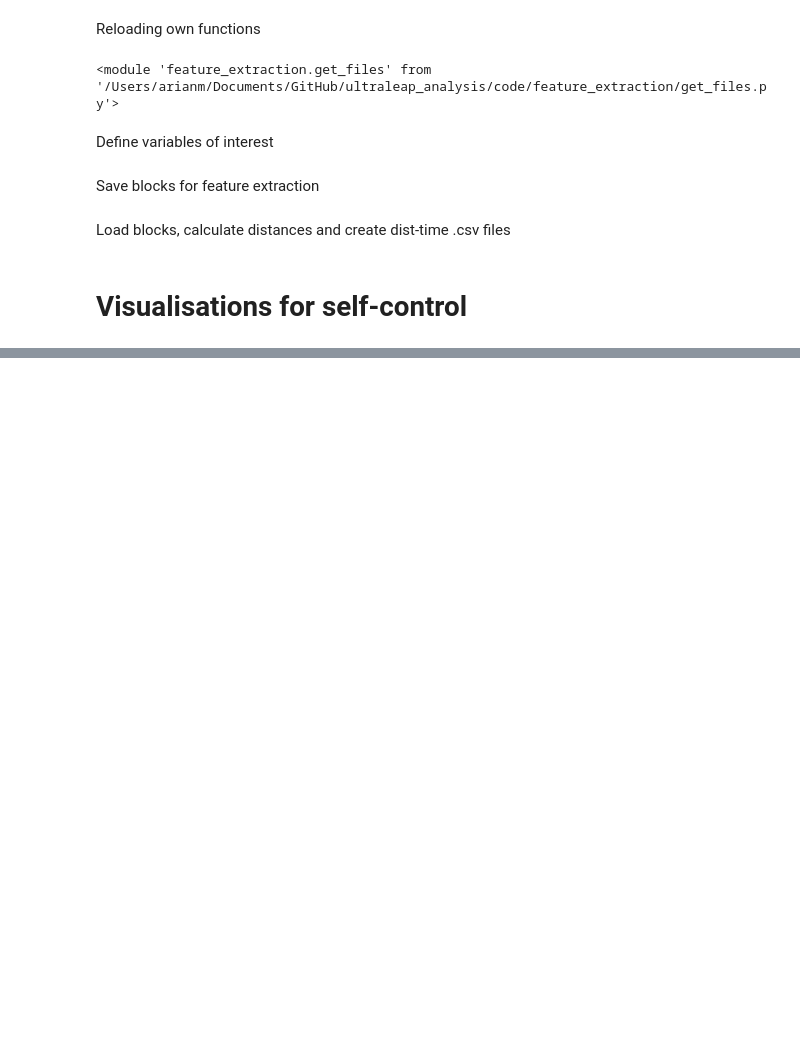
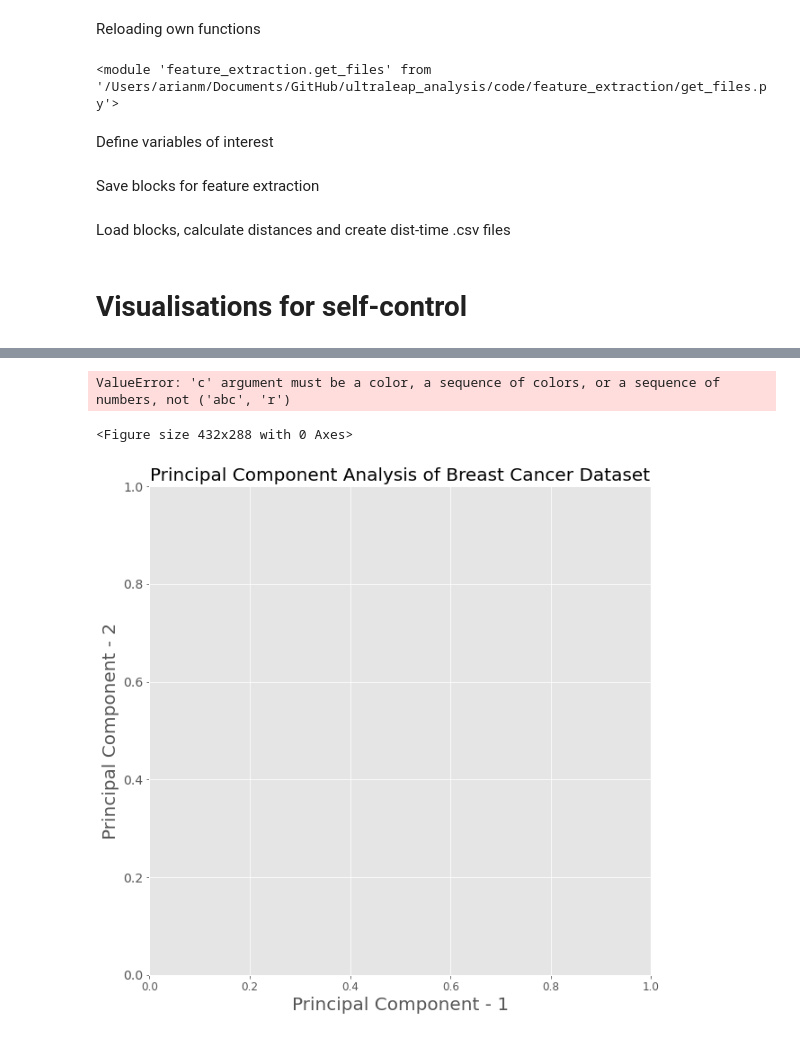
Before and after one commit to jgvhabets/ultraleap_analysis, a Jupyter notebook: code/notebooks/ul_preprocessing.ipynb, the cells around one changed output, grey strips where cells are left out. Drawn from its saved outputs; the diff is of its cells as text; code cells hidden in the pictures; blank space fills up the shorter version.

```diff
--- a/code/notebooks/ul_preprocessing.ipynb
+++ b/code/notebooks/ul_preprocessing.ipynb
@@ -273,0 +260,20 @@ UnboundLocalError: local variable 'peaks_idx_min' referenced before assignment
+# %%
+plt.figure()
+plt.figure(figsize=(10,10))
+plt.xticks(fontsize=12)
+plt.yticks(fontsize=14)
+plt.xlabel('Principal Component - 1',fontsize=20)
+plt.ylabel('Principal Component - 2',fontsize=20)
+plt.title("Principal Component Analysis of Breast Cancer Dataset",fontsize=20)
+targets = ['Benign', 'Malignant']
+colors = ['r', 'g']
+for target, color in zip(targets,colors):
+    indicesToKeep = breast_dataset['label'] == target
+    plt.scatter(principal_breast_Df.loc[indicesToKeep, 'principal component 1']
+               , principal_breast_Df.loc[indicesToKeep, 'principal component 2'], c = color, s = 50)
+
+plt.legend(targets,prop={'size': 15})
+# %% [output]
+ValueError: 'c' argument must be a color, a sequence of colors, or a sequence of numbers, not ('abc', 'r')
+<Figure size 432x288 with 0 Axes>
+[figure, added]
```
Also changed, not shown: parts of 14 cells of this notebook.
